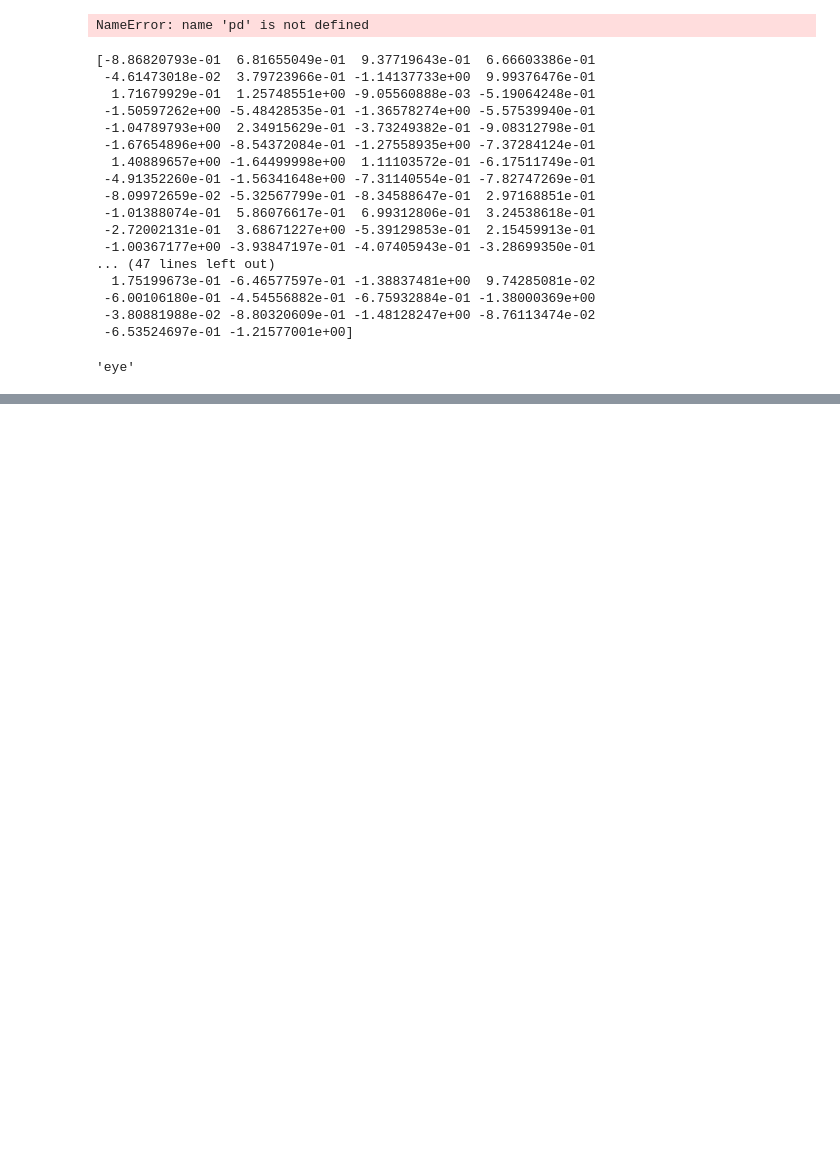
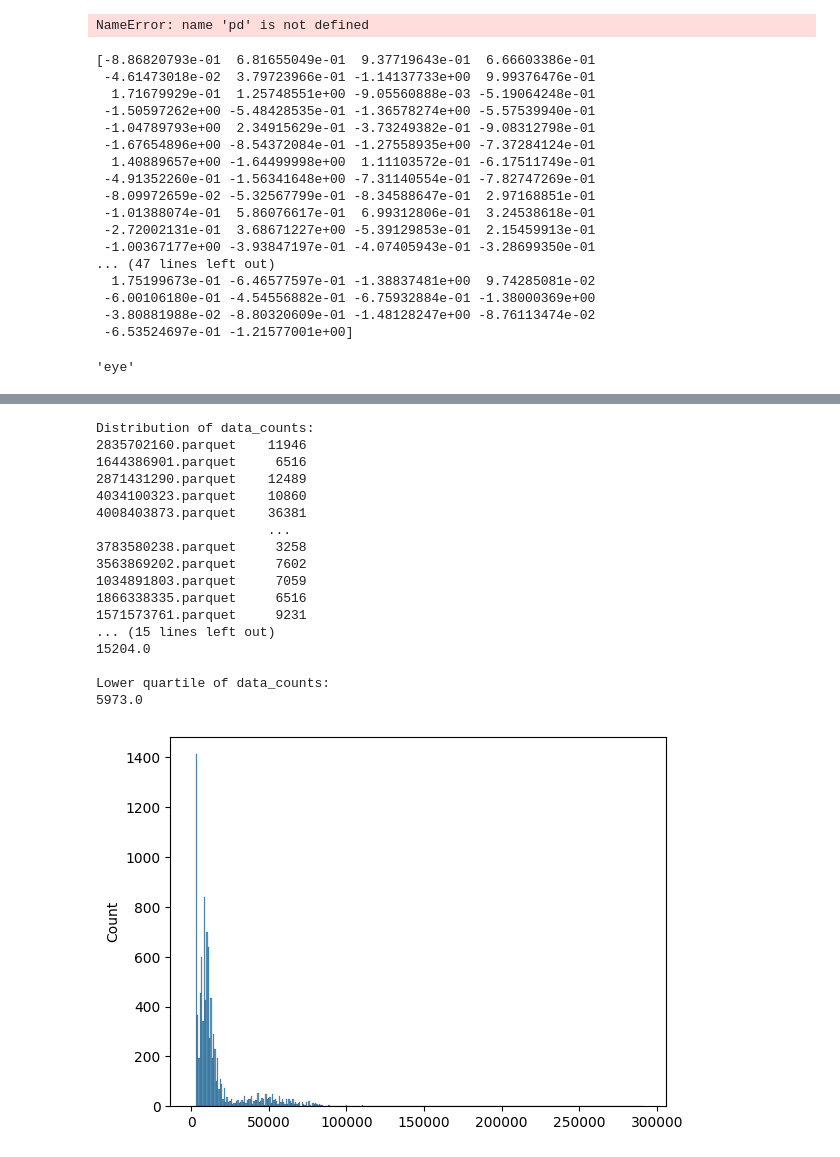
Before and after one commit to AshokSaravanan222/LAHacks24, a Jupyter notebook: signModel/inference.ipynb, the cells around one changed output, grey strips where cells are left out. Saved outputs shown, nothing was run; the diff lists cells and outputs as text; code cells hidden in the pictures; blank space fills up the shorter version.

```diff
--- a/signModel/inference.ipynb
+++ b/signModel/inference.ipynb
@@ -116,0 +143,65 @@ decoder(p.argmax())
+# %%
+# get the distribution of the data_counts and plot it
+import matplotlib.pyplot as plt
+import seaborn as sns
+
+data_counts_flat = {k: v for k, v in data_counts.items() for k, v in v.items()}
+data_counts_flat = pd.Series(data_counts_flat)
+sns.histplot(data_counts_flat)
+
+# show the distribution of the data's count of row
+# show the distribution of the data_counts and plot it
+# does all the values of  data_counts have the greatest common divisor
+
+# get the greatest common divisor of the data_counts
+from math import gcd
+from functools import reduce
+data_counts_flat_gcd = reduce(gcd, data_counts_flat)
+
+# Print the results
+print("Distribution of data_counts:")
+print(data_counts_flat)
+print()
+
+print("Minimum of data_counts:")
+print(data_counts_flat.min())
+print()
+
+print("Maximum of data_counts:")
+print(data_counts_flat.max())
+print()
+
+print("Mean of data_counts:")
+print(data_counts_flat.mean())
+print()
+
+print("Median of data_counts:")
+print(data_counts_flat.median())
+print()
+
+print("Upper quartile of data_counts:")
+print(data_counts_flat.quantile(0.75))
+print()
+
+print("Lower quartile of data_counts:")
+print(data_counts_flat.quantile(0.25))
+print()
+# %% [output]
+Distribution of data_counts:
+2835702160.parquet    11946
+1644386901.parquet     6516
+2871431290.parquet    12489
+4034100323.parquet    10860
+4008403873.parquet    36381
+                      ...
+3783580238.parquet     3258
+3563869202.parquet     7602
+1034891803.parquet     7059
+1866338335.parquet     6516
+1571573761.parquet     9231
+... (15 lines left out)
+15204.0
+
+Lower quartile of data_counts:
+5973.0
+[figure, added]
```
Also changed, not shown: parts of 2 cells of this notebook, 1 other file.
